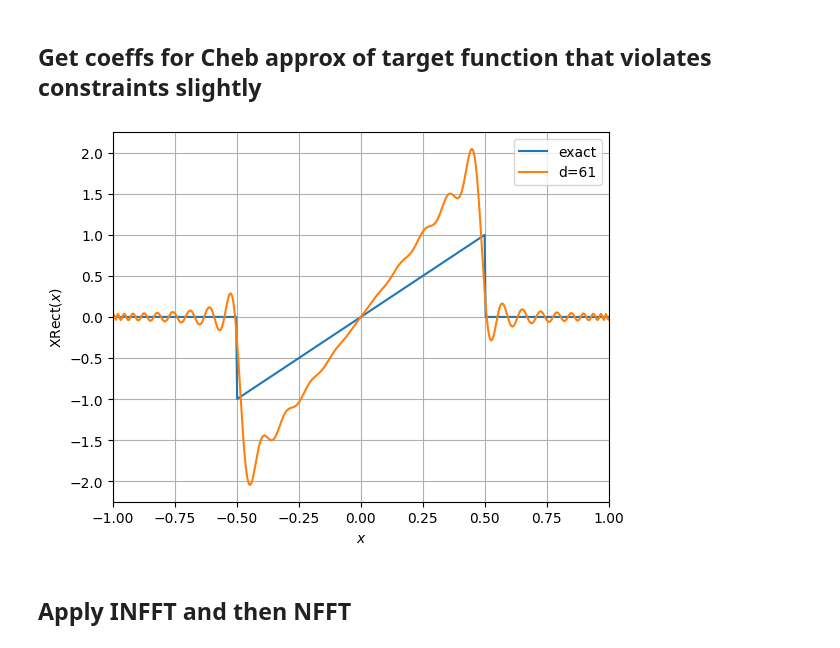
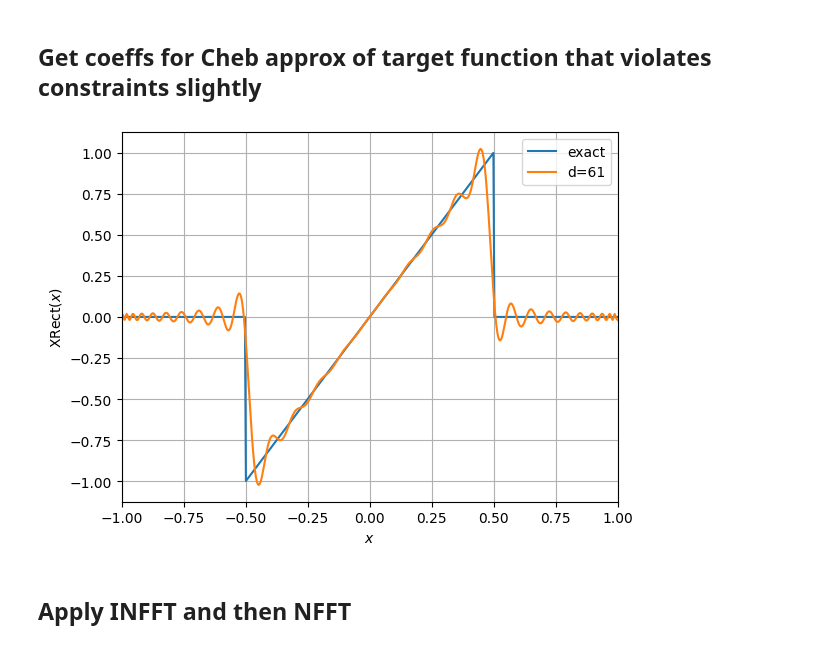
Before and after one commit to qsppack/pyqsppack, a Jupyter notebook: perturbation.ipynb, the cells around one changed output. Saved outputs shown, nothing was run; the diff lists cells and outputs as text; code cells hidden in the pictures.

```diff
--- a/perturbation.ipynb
+++ b/perturbation.ipynb
@@ -15,31 +132,33 @@ from scipy.signal import fftconvolve
 # %%
 def f(x):
     if x < -1/2:
         return 0
     elif x >= -1/2 and x <= 1/2:
         return 2*x
     else:
         return 0
 def f_vec(x):
     return np.array([f(xval) for xval in x])
 
 x = np.linspace(-1, 1, 500)
 y = f_vec(x)
 degree = 61
 coeffs = cheb.chebinterpolate(f_vec, degree)
 coeffs[::2] = np.zeros(len(coeffs)//2) # enforce odd constraint
-coeffs = coeffs * 2
+
+factor = 1
+coeffs = factor * coeffs
 
 # format and show
 plt.grid()
 plt.plot(x, y, label="exact")
 plt.plot(x, cheb.chebval(x, coeffs), label=f"d={degree}")
 plt.xlim(-1, 1)
 plt.xlabel(r"$x$")
 plt.ylabel(r"XRect$(x)$")
 plt.legend()
 plt.show()
 # %% [output]
-[figure, old version]
+[figure, new version]
 # %% [markdown]
 ## Apply INFFT and then NFFT
```
Also changed, not shown: parts of 23 cells of this notebook, 2 other files.
